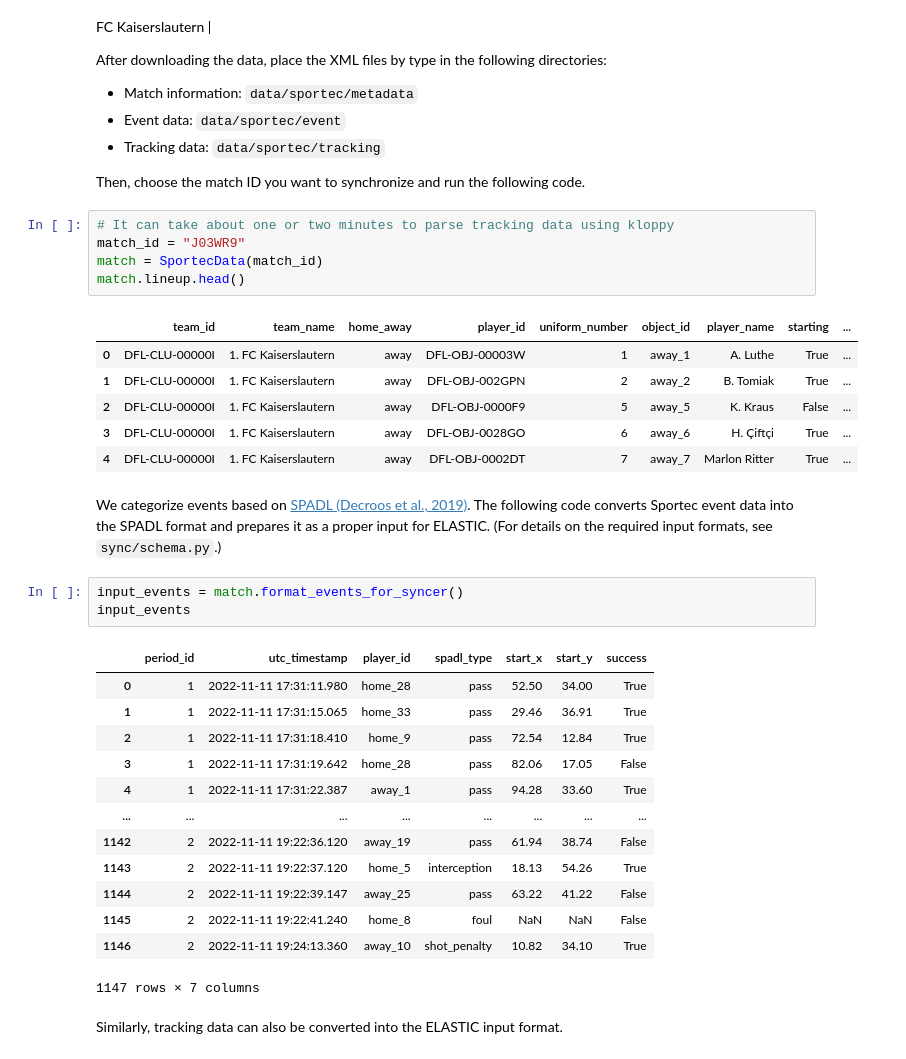
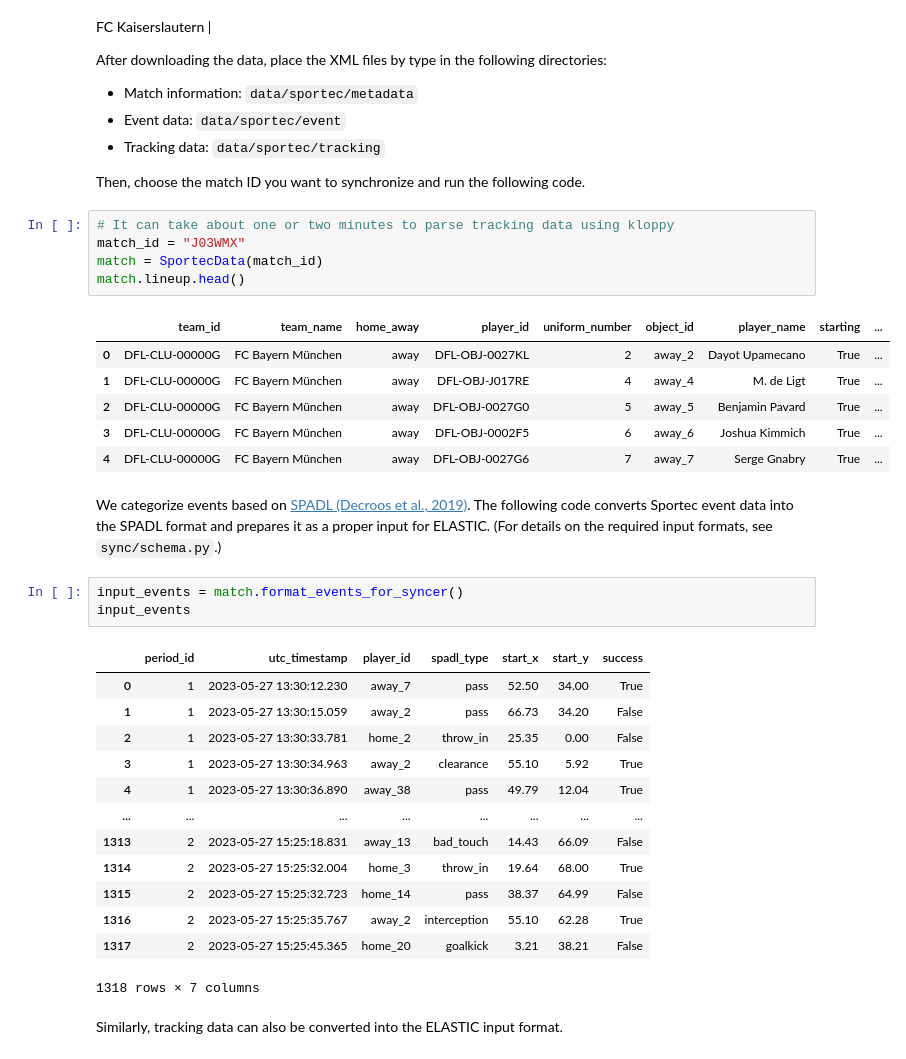
Before and after one commit to hyunsungkim-ds/elastic, a Jupyter notebook: tutorial.ipynb, the cells around one changed output. Cells and saved outputs as stored; diff of their text form.

```diff
--- a/tutorial.ipynb
+++ b/tutorial.ipynb
@@ -41,16 +36,16 @@ After downloading the data, place the XML files by type in the following directo
 Then, choose the match ID you want to synchronize and run the following code.
 # %%
 # It can take about one or two minutes to parse tracking data using kloppy
-match_id = "J03WR9"
+match_id = "J03WMX"
 match = SportecData(match_id)
 match.lineup.head()
 # %% [output]
 |  | team_id | team_name | home_away | player_id | uniform_number | object_id | player_name | starting | ... |
-| 0 | DFL-CLU-00000I | 1. FC Kaiserslautern | away | DFL-OBJ-00003W | 1 | away_1 | A. Luthe | True | ... |
-| 1 | DFL-CLU-00000I | 1. FC Kaiserslautern | away | DFL-OBJ-002GPN | 2 | away_2 | B. Tomiak | True | ... |
-| 2 | DFL-CLU-00000I | 1. FC Kaiserslautern | away | DFL-OBJ-0000F9 | 5 | away_5 | K. Kraus | False | ... |
-| 3 | DFL-CLU-00000I | 1. FC Kaiserslautern | away | DFL-OBJ-0028GO | 6 | away_6 | H. Çiftçi | True | ... |
-| 4 | DFL-CLU-00000I | 1. FC Kaiserslautern | away | DFL-OBJ-0002DT | 7 | away_7 | Marlon Ritter | True | ... |
+| 0 | DFL-CLU-00000G | FC Bayern München | away | DFL-OBJ-0027KL | 2 | away_2 | Dayot Upamecano | True | ... |
+| 1 | DFL-CLU-00000G | FC Bayern München | away | DFL-OBJ-J017RE | 4 | away_4 | M. de Ligt | True | ... |
+| 2 | DFL-CLU-00000G | FC Bayern München | away | DFL-OBJ-0027G0 | 5 | away_5 | Benjamin Pavard | True | ... |
+| 3 | DFL-CLU-00000G | FC Bayern München | away | DFL-OBJ-0002F5 | 6 | away_6 | Joshua Kimmich | True | ... |
+| 4 | DFL-CLU-00000G | FC Bayern München | away | DFL-OBJ-0027G6 | 7 | away_7 | Serge Gnabry | True | ... |
 # %% [markdown]
 We categorize events based on [SPADL (Decroos et al., 2019)](https://arxiv.org/abs/1802.07127). The following code converts Sportec event data into the SPADL format and prepares it as a proper input for ELASTIC. (For details on the required input formats, see `sync/schema.py`.)
 # %%
@@ -58,18 +53,18 @@ input_events = match.format_events_for_syncer()
 input_events
 # %% [output]
 |  | period_id | utc_timestamp | player_id | spadl_type | start_x | start_y | success |
-| 0 | 1 | 2022-11-11 17:31:11.980 | home_28 | pass | 52.50 | 34.00 | True |
-| 1 | 1 | 2022-11-11 17:31:15.065 | home_33 | pass | 29.46 | 36.91 | True |
-| 2 | 1 | 2022-11-11 17:31:18.410 | home_9 | pass | 72.54 | 12.84 | True |
-| 3 | 1 | 2022-11-11 17:31:19.642 | home_28 | pass | 82.06 | 17.05 | False |
-| 4 | 1 | 2022-11-11 17:31:22.387 | away_1 | pass | 94.28 | 33.60 | True |
+| 0 | 1 | 2023-05-27 13:30:12.230 | away_7 | pass | 52.50 | 34.00 | True |
+| 1 | 1 | 2023-05-27 13:30:15.059 | away_2 | pass | 66.73 | 34.20 | False |
+| 2 | 1 | 2023-05-27 13:30:33.781 | home_2 | throw_in | 25.35 | 0.00 | False |
+| 3 | 1 | 2023-05-27 13:30:34.963 | away_2 | clearance | 55.10 | 5.92 | True |
+| 4 | 1 | 2023-05-27 13:30:36.890 | away_38 | pass | 49.79 | 12.04 | True |
 | ... | ... | ... | ... | ... | ... | ... | ... |
-| 1142 | 2 | 2022-11-11 19:22:36.120 | away_19 | pass | 61.94 | 38.74 | False |
-| 1143 | 2 | 2022-11-11 19:22:37.120 | home_5 | interception | 18.13 | 54.26 | True |
-| 1144 | 2 | 2022-11-11 19:22:39.147 | away_25 | pass | 63.22 | 41.22 | False |
-| 1145 | 2 | 2022-11-11 19:22:41.240 | home_8 | foul | NaN | NaN | False |
-| 1146 | 2 | 2022-11-11 19:24:13.360 | away_10 | shot_penalty | 10.82 | 34.10 | True |
+| 1313 | 2 | 2023-05-27 15:25:18.831 | away_13 | bad_touch | 14.43 | 66.09 | False |
+| 1314 | 2 | 2023-05-27 15:25:32.004 | home_3 | throw_in | 19.64 | 68.00 | True |
+| 1315 | 2 | 2023-05-27 15:25:32.723 | home_14 | pass | 38.37 | 64.99 | False |
+| 1316 | 2 | 2023-05-27 15:25:35.767 | away_2 | interception | 55.10 | 62.28 | True |
+| 1317 | 2 | 2023-05-27 15:25:45.365 | home_20 | goalkick | 3.21 | 38.21 | False |
-1147 rows × 7 columns
+1318 rows × 7 columns
 # %% [markdown]
 Similarly, tracking data can also be converted into the ELASTIC input format.
 # %%
```
Also changed, not shown: parts of 26 cells of this notebook, 3 other files.
